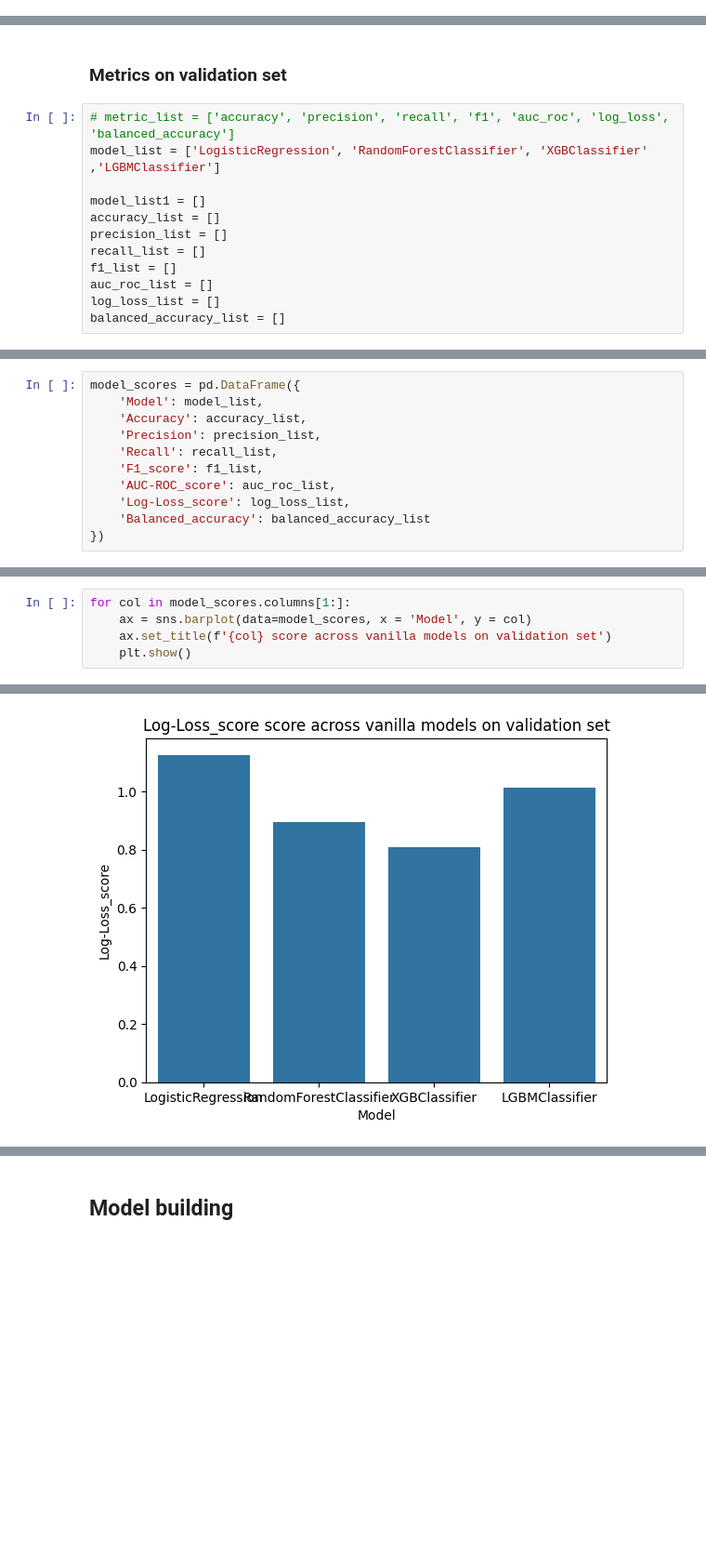
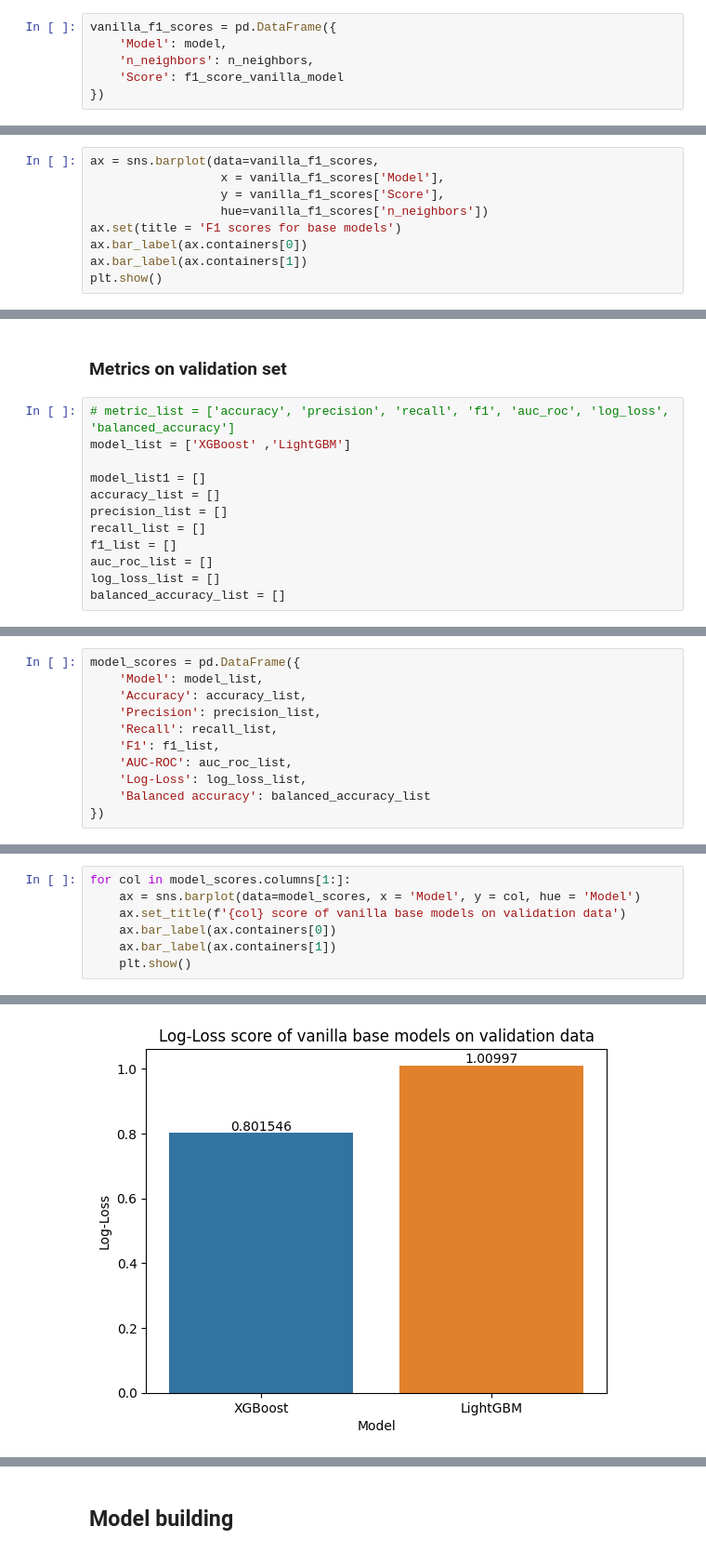
Before and after one commit to S84v/gst-analytics-hackathon, a Jupyter notebook: main.ipynb, the cells around one changed output, grey strips where cells are left out. Shown at 93% size. Cells and saved outputs as stored; diff of their text form; blank space fills up the shorter version.

Commit message:
Change base models

```diff
--- a/main.ipynb
+++ b/main.ipynb
@@ -614,0 +352,6 @@ Vanilla **LightGBM model** gives us the best recall score.
+# %%
+vanilla_f1_scores = pd.DataFrame({
+    'Model': model,
+    'n_neighbors': n_neighbors,
+    'Score': f1_score_vanilla_model
+})
@@ -614,0 +364,9 @@ Vanilla **LightGBM model** gives us the best recall score.
+# %%
+ax = sns.barplot(data=vanilla_f1_scores,
+                  x = vanilla_f1_scores['Model'],
+                  y = vanilla_f1_scores['Score'],
+                  hue=vanilla_f1_scores['n_neighbors'])
+ax.set(title = 'F1 scores for base models')
+ax.bar_label(ax.containers[0])
+ax.bar_label(ax.containers[1])
+plt.show()
@@ -616,7 +378,7 @@ Vanilla **LightGBM model** gives us the best recall score.
 ### Metrics on validation set
 # %%
 # metric_list = ['accuracy', 'precision', 'recall', 'f1', 'auc_roc', 'log_loss', 'balanced_accuracy']
-model_list = ['LogisticRegression', 'RandomForestClassifier', 'XGBClassifier' ,'LGBMClassifier']
+model_list = ['XGBoost' ,'LightGBM']
 
 model_list1 = []
 accuracy_list = []
@@ -728,10 +460,10 @@ model_scores = pd.DataFrame({
     'Accuracy': accuracy_list,
     'Precision': precision_list,
     'Recall': recall_list,
-    'F1_score': f1_list,
-    'AUC-ROC_score': auc_roc_list,
-    'Log-Loss_score': log_loss_list,
-    'Balanced_accuracy': balanced_accuracy_list
+    'F1': f1_list,
+    'AUC-ROC': auc_roc_list,
+    'Log-Loss': log_loss_list,
+    'Balanced accuracy': balanced_accuracy_list
 })
 # %%
 model_scores
@@ -744,6 +474,8 @@ model_scores
 # %%
 for col in model_scores.columns[1:]:
-    ax = sns.barplot(data=model_scores, x = 'Model', y = col)
-    ax.set_title(f'{col} score across vanilla models on validation set')
+    ax = sns.barplot(data=model_scores, x = 'Model', y = col, hue = 'Model')
+    ax.set_title(f'{col} score of vanilla base models on validation data')
+    ax.bar_label(ax.containers[0])
+    ax.bar_label(ax.containers[1])
     plt.show()
 # %% [output]
@@ -755 +487 @@ for col in model_scores.columns[1:]:
-[figure, old version]
+[figure, new version]
```
Also changed, not shown: parts of 65 cells of this notebook.
